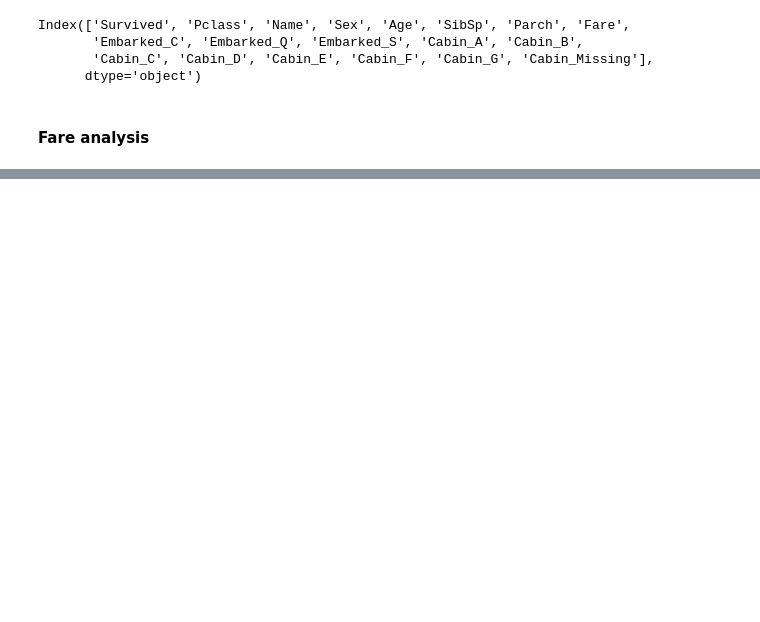
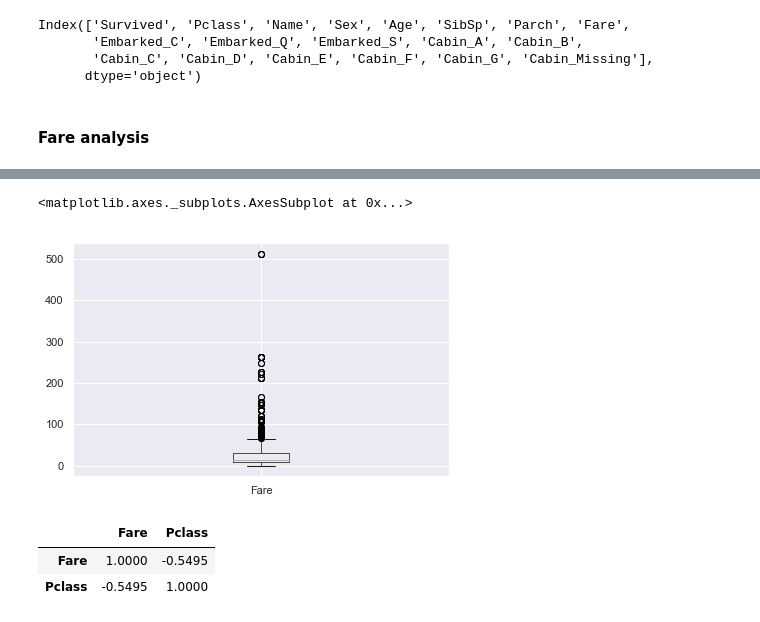
Before and after one commit to abhishekjain88/titanic-kaggle, a Jupyter notebook: Titanic Competition.ipynb, the cells around one changed output, grey strips where cells are left out. Drawn from its saved outputs; the diff is of its cells as text; code cells hidden in the pictures; blank space fills up the shorter version.

```diff
--- a/Titanic Competition.ipynb
+++ b/Titanic Competition.ipynb
@@ -461,0 +473,11 @@ Index(['Survived', 'Pclass', 'Name', 'Sex', 'Age', 'SibSp', 'Parch', 'Fare',
+# %%
+titanic.boxplot(column='Fare')
+# %% [output]
+<matplotlib.axes._subplots.AxesSubplot at 0x...>
+[figure, added]
+# %%
+titanic[['Fare', 'Pclass']].corr()
+# %% [output]
+|  | Fare | Pclass |
+| Fare | 1.0000 | -0.5495 |
+| Pclass | -0.5495 | 1.0000 |
```
Also changed, not shown: parts of 19 cells of this notebook.
